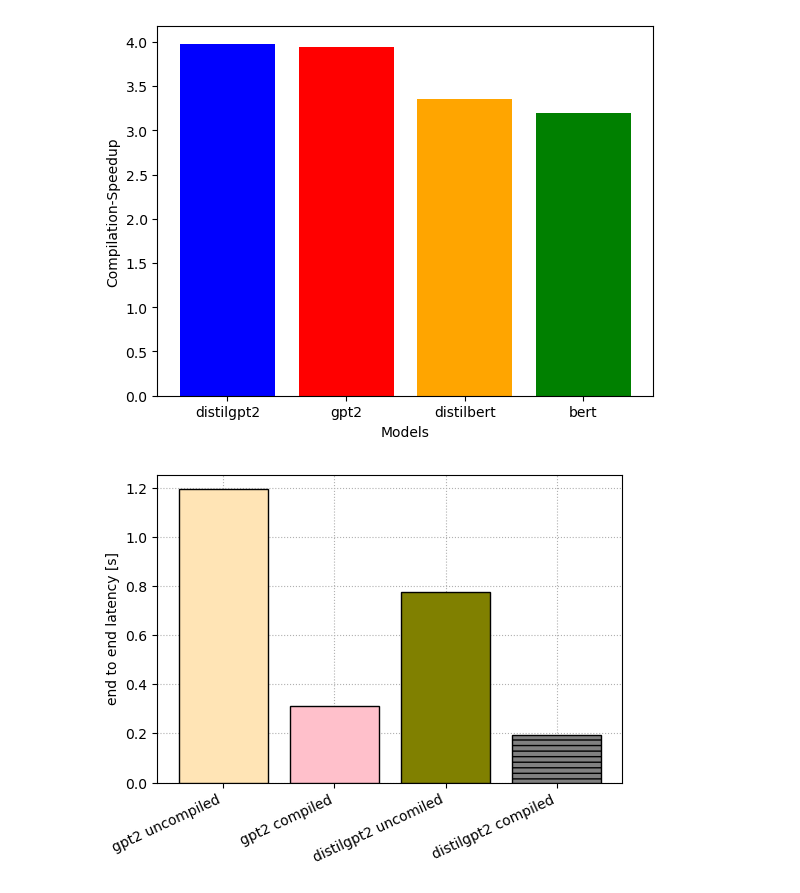
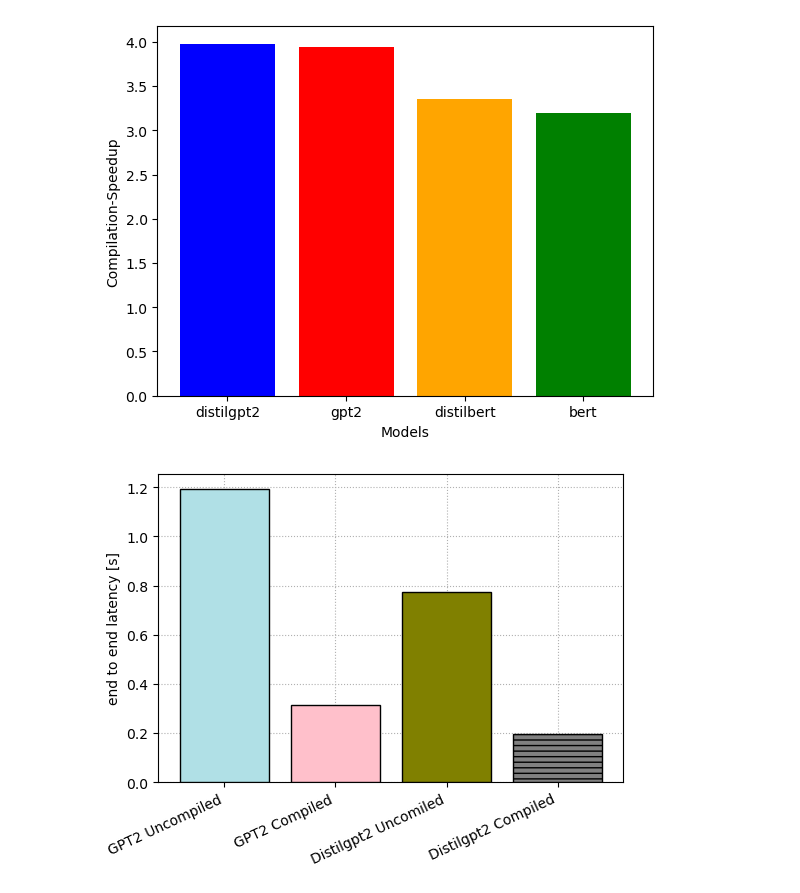
Before and after one commit to felix-ro/Compressed-Model-Inference, a Jupyter notebook: results/graphs.ipynb, the cells around one changed output. Saved outputs shown, nothing was run; the diff lists cells and outputs as text; code cells hidden in the pictures.

Commit message:
updated figures

```diff
--- a/results/graphs.ipynb
+++ b/results/graphs.ipynb
@@ -50,28 +50,28 @@ plt.show()
 # %%
 import matplotlib.pyplot as plt
 
 average_distilgpt2_compiled = get_average("gpt2/distilgpt2-compiled.txt")
 average_distilgpt2_uncompiled = get_average("gpt2/distilgpt2-uncompiled.txt")
 average_gpt2_compiled = get_average("gpt2/gpt2-compiled.txt")
 average_gpt2_uncompiled = get_average("gpt2/gpt2-uncompiled.txt")
 
 fig, ax = plt.subplots()
 fig.set_size_inches(6, 4)
 
 # Plotting the bar chart
-ax.bar("gpt2 uncompiled", average_gpt2_uncompiled, edgecolor='black', color="moccasin", zorder=3)
-ax.bar("gpt2 compiled", average_gpt2_compiled, edgecolor='black', color="pink", zorder=3)
-ax.bar("distilgpt2 uncomiled", average_distilgpt2_uncompiled, edgecolor='black', color="olive", zorder=3)
-ax.bar("distilgpt2 compiled", average_distilgpt2_compiled, edgecolor='black', color='grey', hatch="---", zorder=3)
+ax.bar("GPT2 Uncompiled", average_gpt2_uncompiled, edgecolor='black', color="powderblue", zorder=3)
+ax.bar("GPT2 Compiled", average_gpt2_compiled, edgecolor='black', color="pink", zorder=3)
+ax.bar("Distilgpt2 Uncomiled", average_distilgpt2_uncompiled, edgecolor='black', color="olive", zorder=3)
+ax.bar("Distilgpt2 Compiled", average_distilgpt2_compiled, edgecolor='black', color='grey', hatch="---", zorder=3)
 
 ax.grid(linestyle="dotted", zorder=0)
 ax.set_xticklabels(ax.get_xticklabels(), rotation=25, ha="right")
 ax.set_ylabel('end to end latency [s]')
 
 fig.show()
 fig.savefig(fname="gpt2/gpt2-latency.pdf", dpi=500, bbox_inches="tight")
 # %% [output]
-[figure, old version]
+[figure, new version]
 # %%
 import matplotlib.pyplot as plt
 
```
Also changed, not shown: parts of 1 cell of this notebook, 2 other files.
